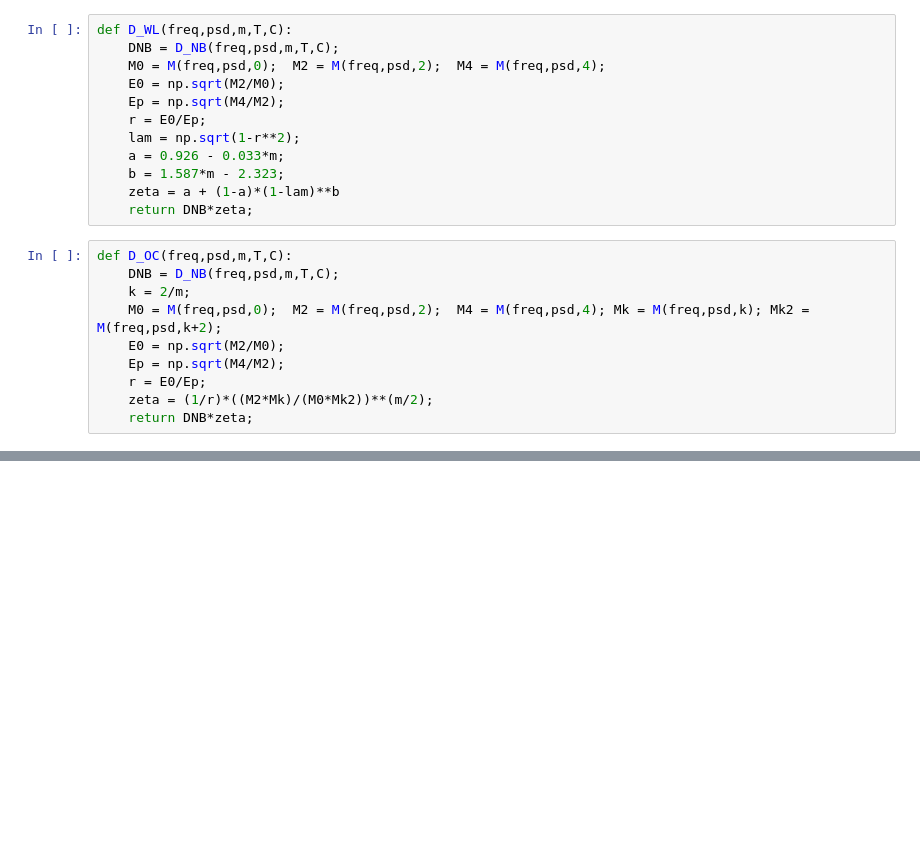
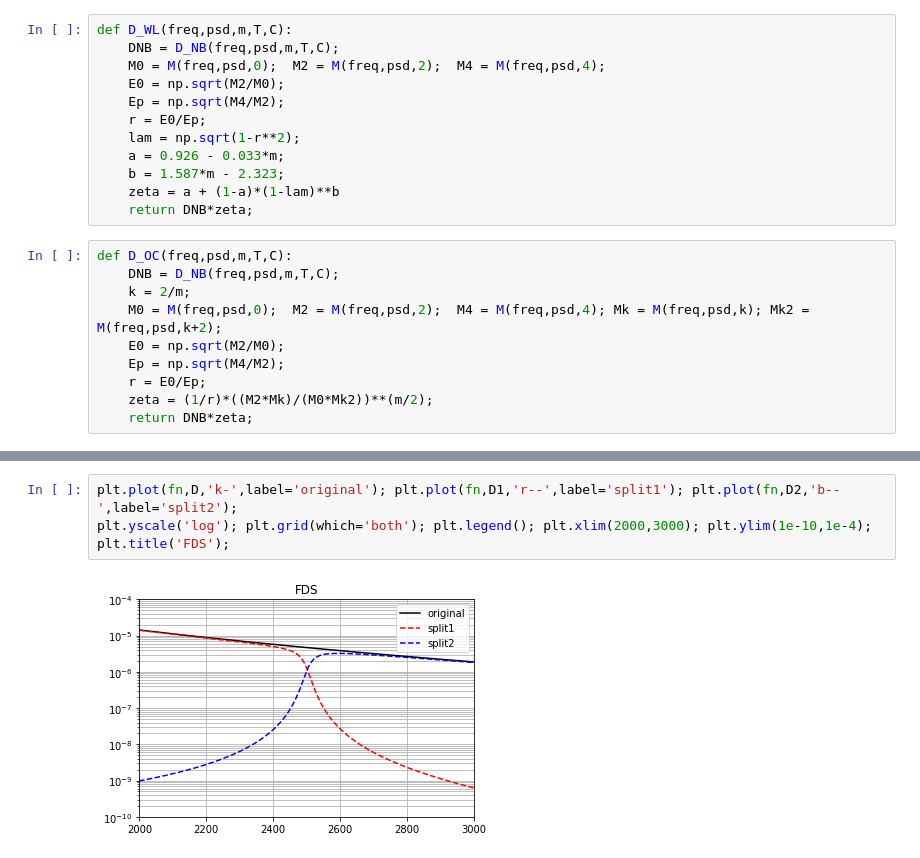
Before and after one commit to wonho13/work, a Jupyter notebook: 논문/2021/functions.ipynb, the cells around one changed output, grey strips where cells are left out. Drawn from its saved outputs; the diff is of its cells as text; blank space fills up the shorter version.

```diff
--- a/논문/2021/functions.ipynb
+++ b/논문/2021/functions.ipynb
@@ -114,0 +146,6 @@ plt.plot(fi,rpsd)
+# %%
+plt.plot(fn,D,'k-',label='original'); plt.plot(fn,D1,'r--',label='split1'); plt.plot(fn,D2,'b--',label='split2');
+plt.yscale('log'); plt.grid(which='both'); plt.legend(); plt.xlim(2000,3000); plt.ylim(1e-10,1e-4);
+plt.title('FDS');
+# %% [output]
+[figure, added]
```
Also changed, not shown: parts of 21 cells of this notebook.
